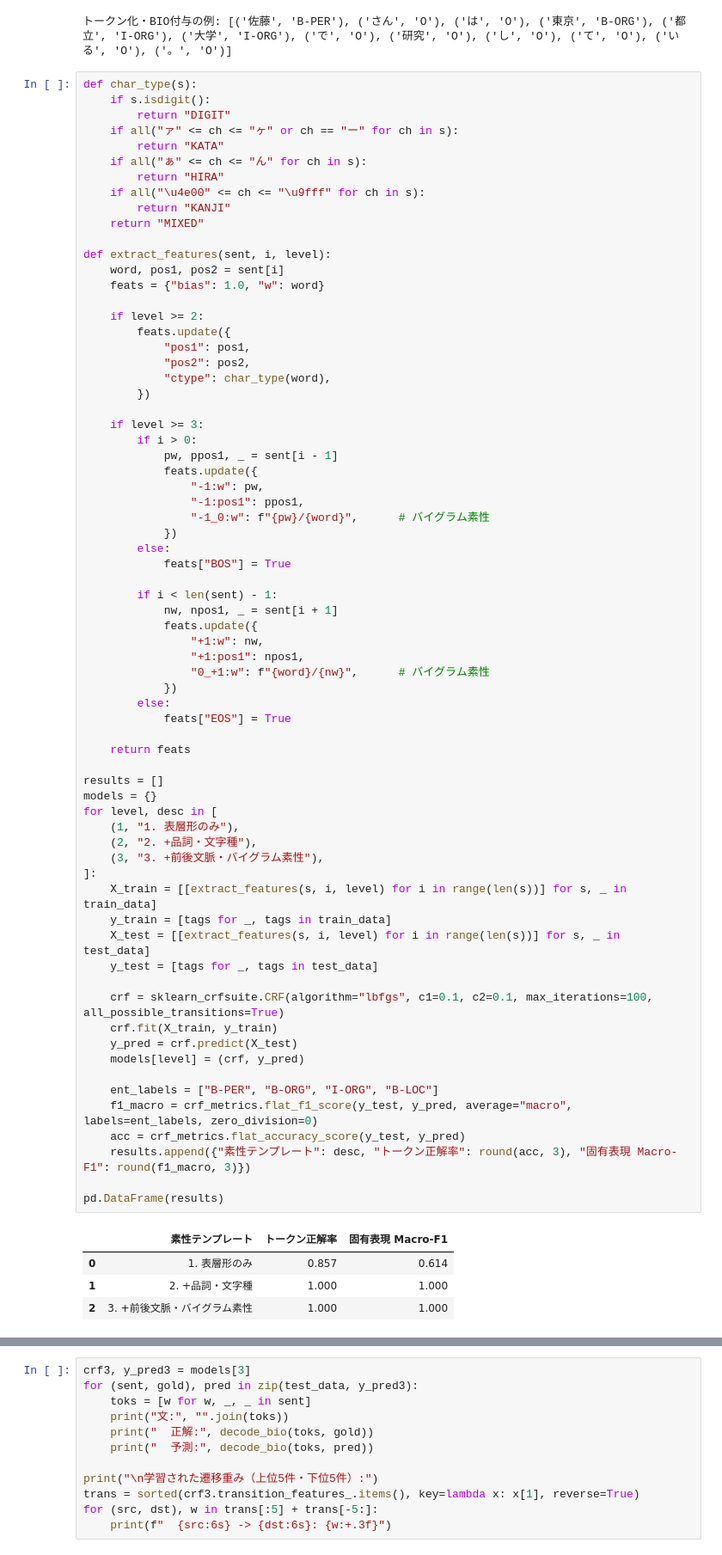
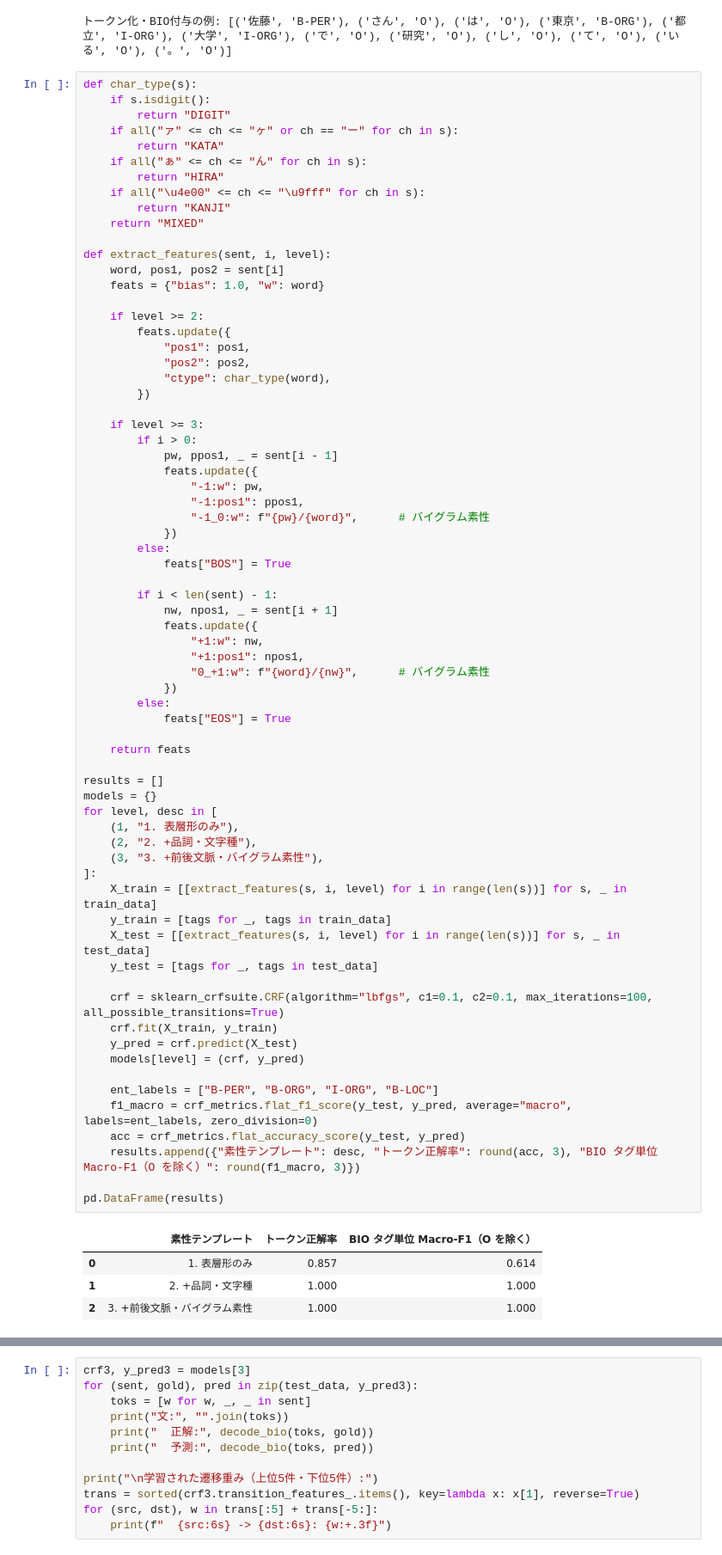
Before and after one commit to mamorlis/nlpbook, a Jupyter notebook: notebooks/ch3_morphology_ner.ipynb, the cells around one changed output, grey strips where cells are left out. Shown at 86% size. Drawn from its saved outputs; the diff is of its cells as text.

```diff
--- a/notebooks/ch3_morphology_ner.ipynb
+++ b/notebooks/ch3_morphology_ner.ipynb
@@ -295,35 +295,35 @@ def extract_features(sent, i, level):
                 "0_+1:w": f"{word}/{nw}",      # バイグラム素性
             })
         else:
             feats["EOS"] = True
 
     return feats
 
 results = []
 models = {}
 for level, desc in [
     (1, "1. 表層形のみ"),
     (2, "2. +品詞・文字種"),
     (3, "3. +前後文脈・バイグラム素性"),
 ]:
     X_train = [[extract_features(s, i, level) for i in range(len(s))] for s, _ in train_data]
     y_train = [tags for _, tags in train_data]
     X_test = [[extract_features(s, i, level) for i in range(len(s))] for s, _ in test_data]
     y_test = [tags for _, tags in test_data]
 
     crf = sklearn_crfsuite.CRF(algorithm="lbfgs", c1=0.1, c2=0.1, max_iterations=100, all_possible_transitions=True)
     crf.fit(X_train, y_train)
     y_pred = crf.predict(X_test)
     models[level] = (crf, y_pred)
 
     ent_labels = ["B-PER", "B-ORG", "I-ORG", "B-LOC"]
     f1_macro = crf_metrics.flat_f1_score(y_test, y_pred, average="macro", labels=ent_labels, zero_division=0)
     acc = crf_metrics.flat_accuracy_score(y_test, y_pred)
-    results.append({"素性テンプレート": desc, "トークン正解率": round(acc, 3), "固有表現 Macro-F1": round(f1_macro, 3)})
+    results.append({"素性テンプレート": desc, "トークン正解率": round(acc, 3), "BIO タグ単位 Macro-F1（O を除く）": round(f1_macro, 3)})
 
 pd.DataFrame(results)
 # %% [output]
-|  | 素性テンプレート | トークン正解率 | 固有表現 Macro-F1 |
+|  | 素性テンプレート | トークン正解率 | BIO タグ単位 Macro-F1（O を除く） |
 | 0 | 1. 表層形のみ | 0.857 | 0.614 |
 | 1 | 2. +品詞・文字種 | 1.000 | 1.000 |
 | 2 | 3. +前後文脈・バイグラム素性 | 1.000 | 1.000 |
```
Also changed, not shown: parts of 1 cell of this notebook, 23 other files.
